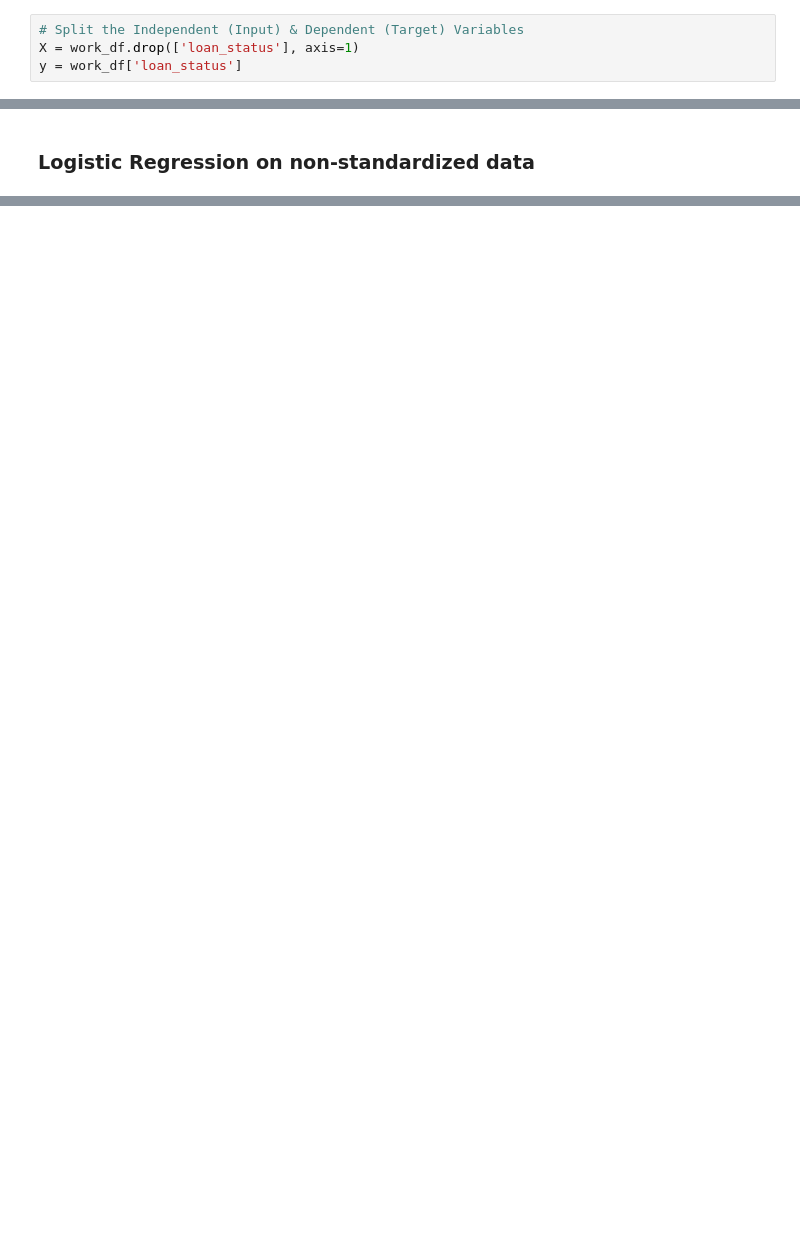
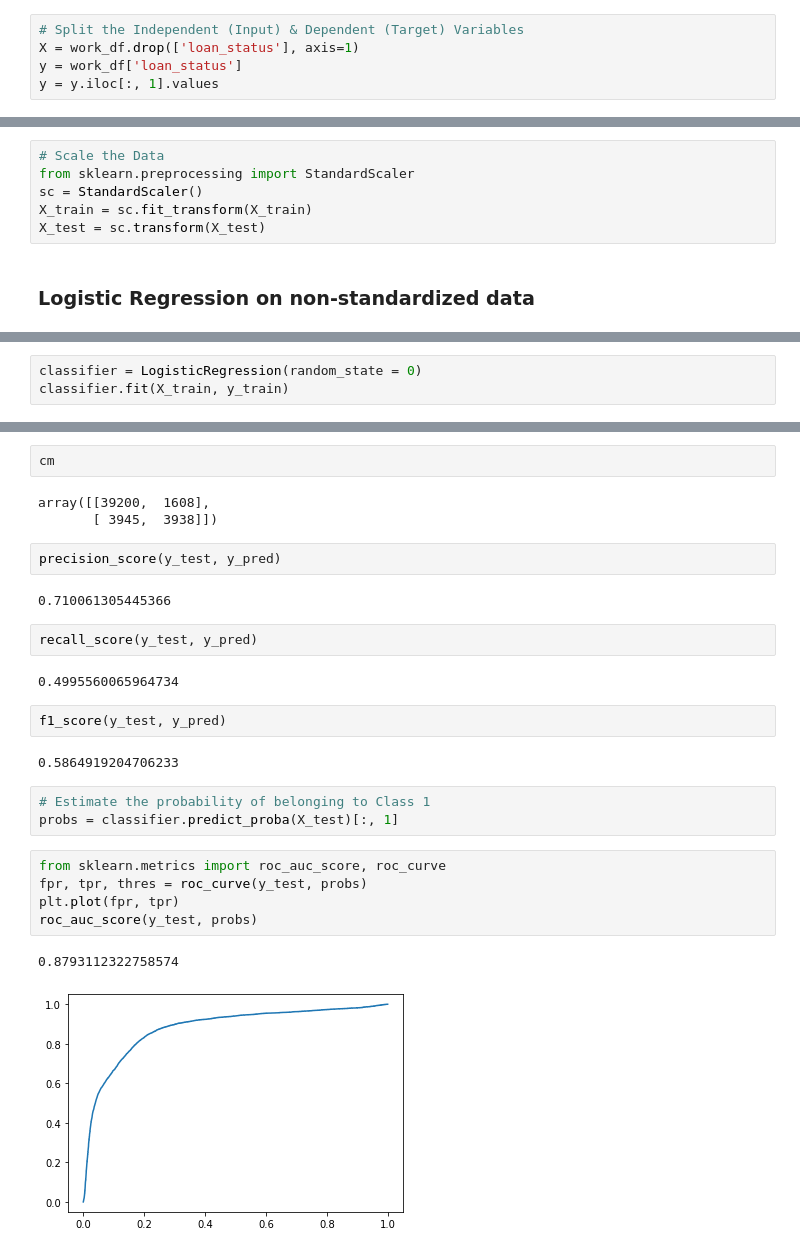
Before and after one commit to pkmariya/Scaler01, a Jupyter notebook: LoanTap_CaseStudy_Mariya_DSMLJune22.ipynb, the cells around one changed output, grey strips where cells are left out. Saved outputs shown, nothing was run; the diff lists cells and outputs as text; blank space fills up the shorter version.

```diff
--- a/LoanTap_CaseStudy_Mariya_DSMLJune22.ipynb
+++ b/LoanTap_CaseStudy_Mariya_DSMLJune22.ipynb
@@ -773,10 +776,17 @@ work_df.drop(['term', 'initial_list_status', 'application_type'], axis='columns'
 # Split the Independent (Input) & Dependent (Target) Variables
 X = work_df.drop(['loan_status'], axis=1)
 y = work_df['loan_status']
+y = y.iloc[:, 1].values
 # %%
 # Get the Train-Test split
 from sklearn.model_selection import train_test_split
 # %%
 X_train, X_test, y_train, y_test = train_test_split(X, y, test_size=0.2, random_state=0)
+# %%
+# Scale the Data
+from sklearn.preprocessing import StandardScaler
+sc = StandardScaler()
+X_train = sc.fit_transform(X_train)
+X_test = sc.transform(X_test)
 # %% [markdown]
 ### Logistic Regression on non-standardized data
@@ -782,0 +795,3 @@ X_train, X_test, y_train, y_test = train_test_split(X, y, test_size=0.2, random_
+# %%
+classifier = LogisticRegression(random_state = 0)
+classifier.fit(X_train, y_train)
@@ -782,0 +844,28 @@ X_train, X_test, y_train, y_test = train_test_split(X, y, test_size=0.2, random_
+# %%
+cm
+# %% [output]
+array([[39200,  1608],
+       [ 3945,  3938]])
+# %%
+precision_score(y_test, y_pred)
+# %% [output]
+0.710061305445366
+# %%
+recall_score(y_test, y_pred)
+# %% [output]
+0.4995560065964734
+# %%
+f1_score(y_test, y_pred)
+# %% [output]
+0.5864919204706233
+# %%
+# Estimate the probability of belonging to Class 1
+probs = classifier.predict_proba(X_test)[:, 1]
+# %%
+from sklearn.metrics import roc_auc_score, roc_curve
+fpr, tpr, thres = roc_curve(y_test, probs)
+plt.plot(fpr, tpr)
+roc_auc_score(y_test, probs)
+# %% [output]
+0.8793112322758574
+[figure, added]
```
Also changed, not shown: parts of 9 cells of this notebook.
